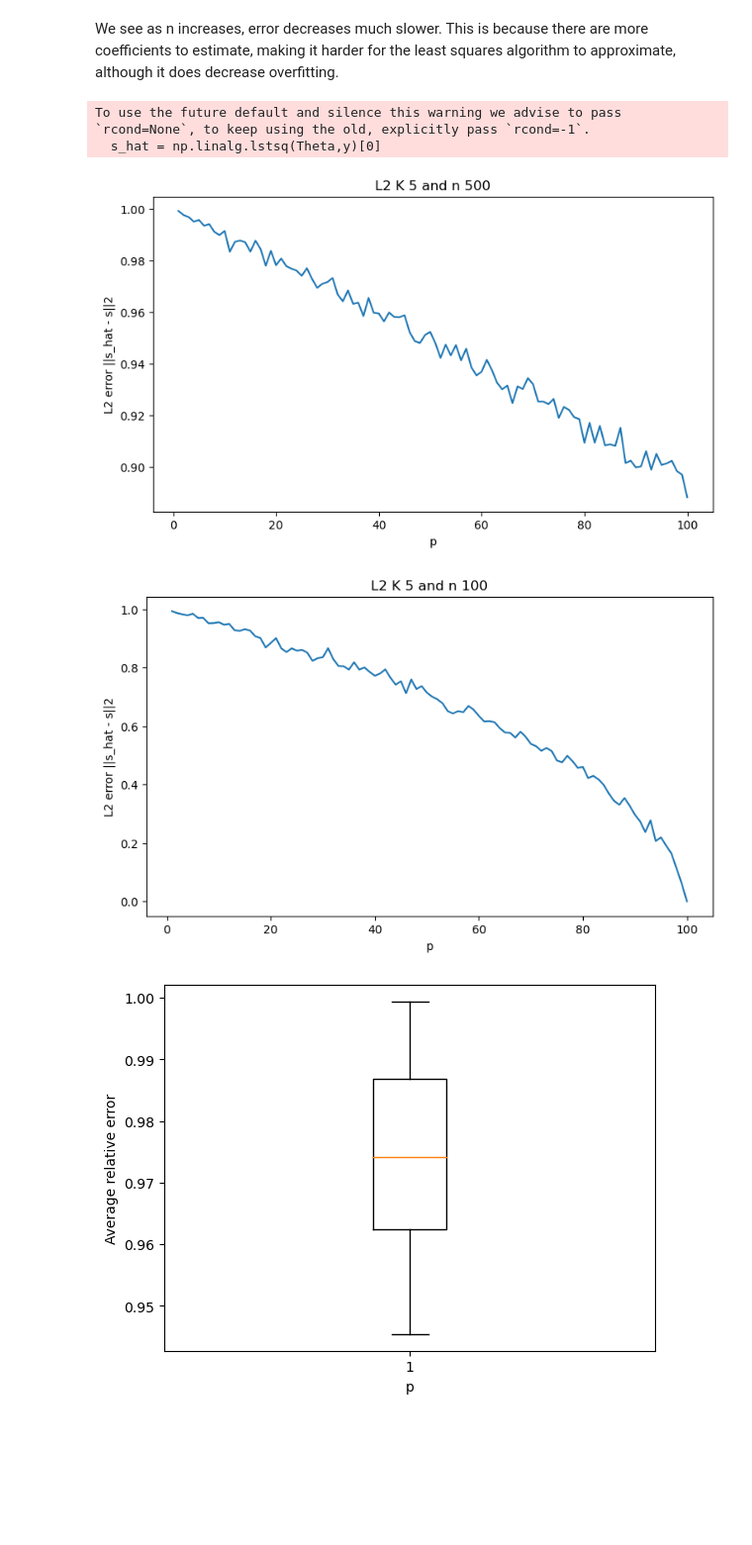
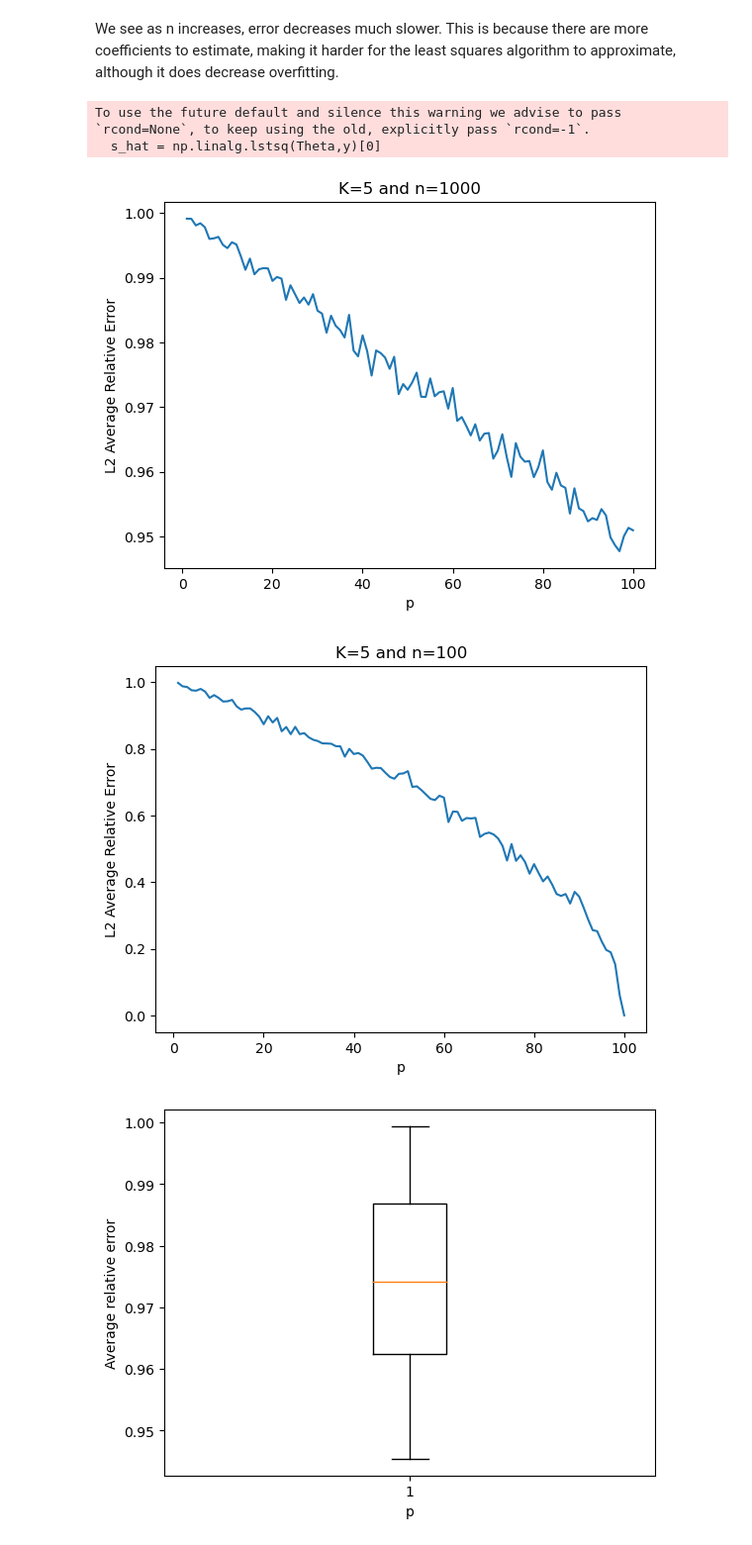
Before and after one commit to shondle/data-driven-physics, a Jupyter notebook: dimensionality_reduction_and_transforms/compressed_sensing.ipynb, the cells around one changed output. Shown at 99% size. Cells and saved outputs as stored; diff of their text form; code cells hidden in the pictures; blank space fills up the shorter version.

Commit message:
Add graphs

```diff
--- a/dimensionality_reduction_and_transforms/compressed_sensing.ipynb
+++ b/dimensionality_reduction_and_transforms/compressed_sensing.ipynb
@@ -83,8 +83,8 @@ def experiment(K, n, graph_l0=True, graph_l1=True, graph_l2=True):
         # plt.subplot(1, 3, 1)
         plt.plot(ps, errors_0)
         plt.xlabel("p")
-        plt.ylabel("L0 error ||s_hat - s||0")
-        plt.title(f"L0 K {K} and n {n}")
+        plt.ylabel("L0 Average Relative Error")
+        plt.title(f"K={K} and n={n}")
         plt.show()
 
     if graph_l1:
@@ -92,8 +92,8 @@ def experiment(K, n, graph_l0=True, graph_l1=True, graph_l2=True):
         # plt.subplot(1, 3, 2)
         plt.plot(ps, errors_1)
         plt.xlabel("p")
-        plt.ylabel("L1 error ||s_hat - s||1")
-        plt.title(f"L1 K {K} and n {n}")
+        plt.ylabel("L1 Average Relative Error")
+        plt.title(f"K={K} and n={n}")
         plt.show()
 
     if graph_l2:
@@ -101,8 +101,8 @@ def experiment(K, n, graph_l0=True, graph_l1=True, graph_l2=True):
         # plt.subplot(1, 3, 3)
         plt.plot(ps, errors_2)
         plt.xlabel("p")
-        plt.ylabel("L2 error ||s_hat - s||2")
-        plt.title(f"L2 K {K} and n {n}")
+        plt.ylabel("L2 Average Relative Error")
+        plt.title(f"K={K} and n={n}")
         plt.show()
 # %% [markdown]
 # First Experiment
@@ -145,13 +141,13 @@ We see as n increases, error decreases much slower. This is because there are mo
 # %%
 n = 1000
 
-experiment(K=5, n=500)
-experiment(K=5, n=100)
+experiment(K=5, n=1000, graph_l0=False, graph_l1=False, graph_l2=True)
+experiment(K=5, n=100, graph_l0=False, graph_l1=False, graph_l2=True)
 # %% [output]
 To use the future default and silence this warning we advise to pass `rcond=None`, to keep using the old, explicitly pass `rcond=-1`.
   s_hat = np.linalg.lstsq(Theta,y)[0]
-[figure, old version]
+[figure, new version]
-[figure, old version]
+[figure, new version]
 # %%
 # # plot relative errors
 # plt.boxplot(errors_2)
```
Also changed, not shown: parts of 2 cells of this notebook.
